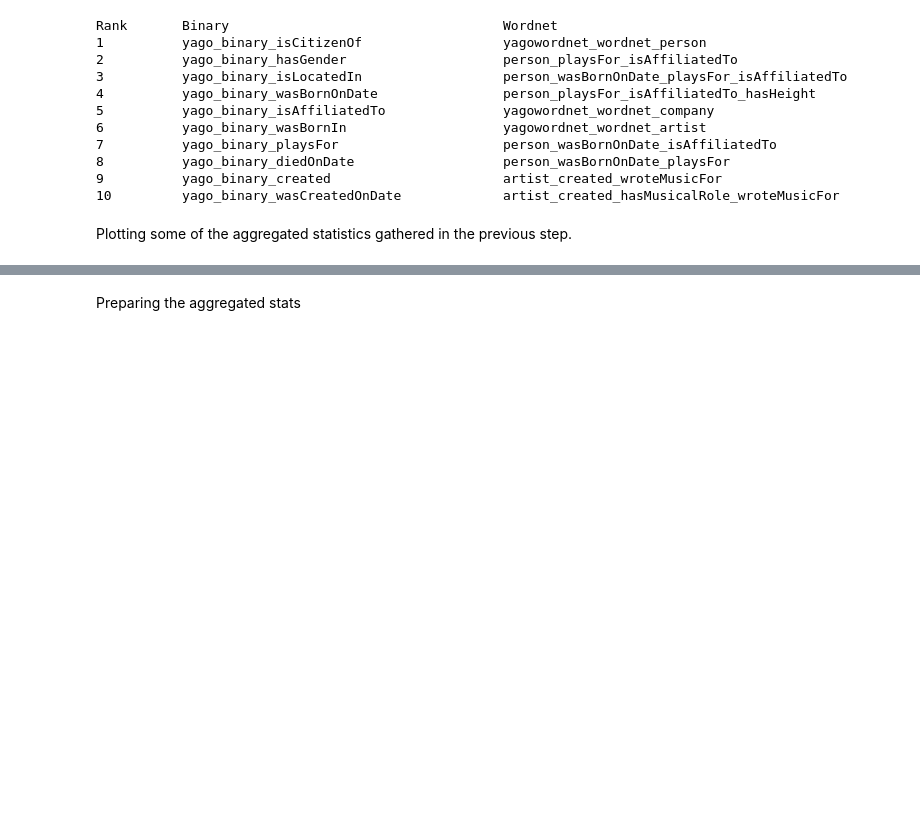
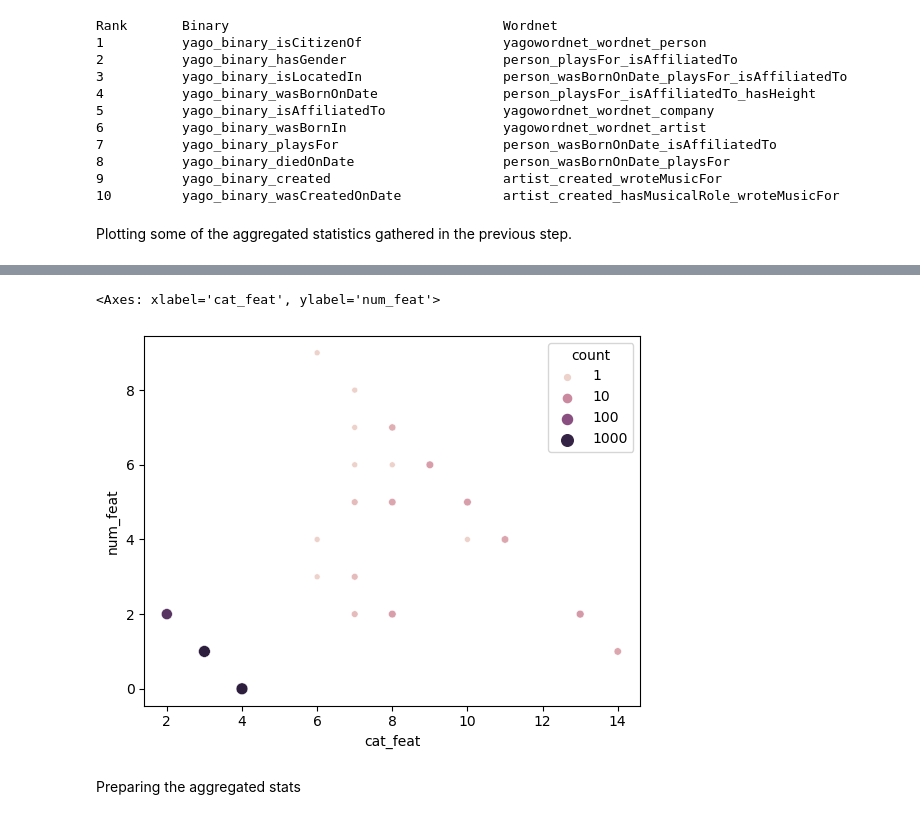
Before and after one commit to rcap107/retrieve-merge-predict, a Jupyter notebook: notebooks/Study YADL versions.ipynb, the cells around one changed output, grey strips where cells are left out. Drawn from its saved outputs; the diff is of its cells as text; code cells hidden in the pictures; blank space fills up the shorter version.

```diff
--- a/notebooks/Study YADL versions.ipynb
+++ b/notebooks/Study YADL versions.ipynb
@@ -15,6 +15,8 @@ from pathlib import Path
 from tqdm import tqdm
 import matplotlib.pyplot as plt
 import seaborn as sns
+from matplotlib.colors import LogNorm, NoNorm
+norm =  LogNorm()
 # %%
 metadata_dir = Path("data/metadata")
 # %% [markdown]
@@ -135,2 +164,7 @@ plt.tight_layout()
+# %%
+sns.scatterplot(data=df_stat.groupby(["cat_feat", "num_feat"]).agg(pl.count()),x="cat_feat", y="num_feat", size="count", hue="count", size_norm=norm, hue_norm=norm)
+# %% [output]
+<Axes: xlabel='cat_feat', ylabel='num_feat'>
+[figure, added]
 # %% [markdown]
 Preparing the aggregated stats
```
Also changed, not shown: parts of 7 cells of this notebook.
